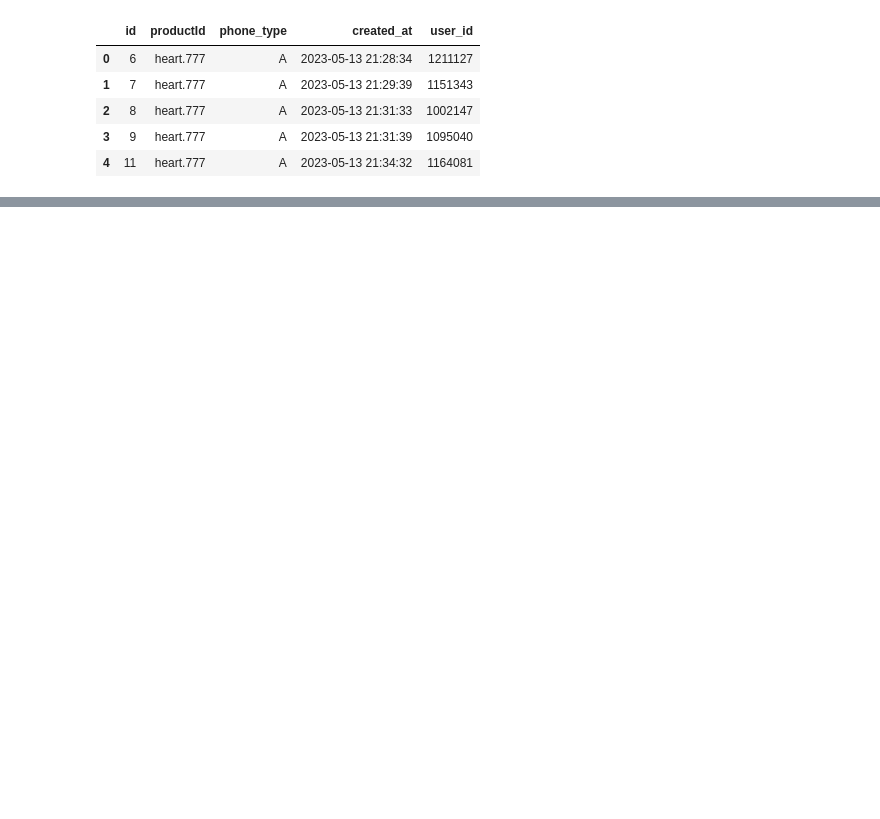
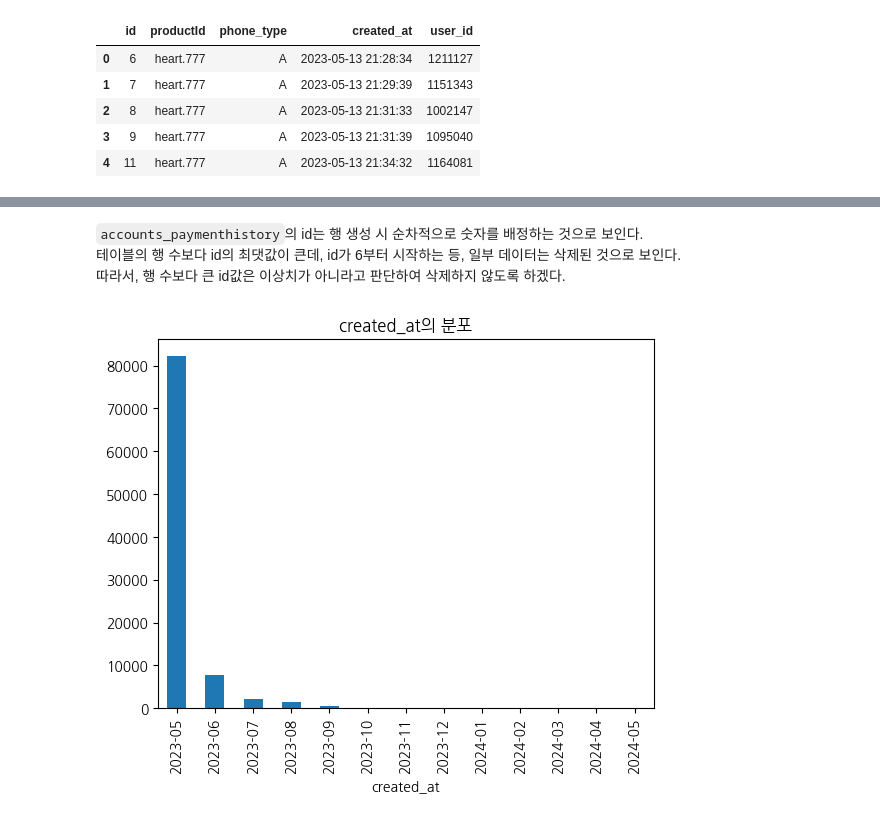
Before and after one commit to DA15-Lab/team3-ping-analytics, a Jupyter notebook: notebooks/Daun_analysis.ipynb, the cells around one changed output, grey strips where cells are left out. Cells and saved outputs as stored; diff of their text form; code cells hidden in the pictures; blank space fills up the shorter version.

```diff
--- a/notebooks/Daun_analysis.ipynb
+++ b/notebooks/Daun_analysis.ipynb
@@ -81,0 +135,5 @@ df.head()
+# %%
+# created_at: object -> datetime
+df['created_at'] = pd.to_datetime(df['created_at'])
+
+df.info()
@@ -81,0 +200,9 @@ df.head()
+# %%
+df_clean = df.drop_duplicates(subset=df.columns.difference(['id']), keep='first')
+
+print(f'삭제 전 행 수: {len(df)}')
+print(f'삭제 후 행 수: {len(df_clean)}')
+print(f'삭제된 행 수: {len(df) - len(df_clean)}')
+
+# 제대로 지워졌는지 재확인
+df_clean.drop(columns='id').duplicated().sum()
@@ -81,0 +258,10 @@ df.head()
+# %% [markdown]
+`accounts_paymenthistory`의 id는 행 생성 시 순차적으로 숫자를 배정하는 것으로 보인다.
+테이블의 행 수보다 id의 최댓값이 큰데, id가 6부터 시작하는 등, 일부 데이터는 삭제된 것으로 보인다.
+따라서, 행 수보다 큰 id값은 이상치가 아니라고 판단하여 삭제하지 않도록 하겠다.
+# %%
+df_clean['created_at'].dt.to_period('M').value_counts().sort_index().plot(kind='bar')
+plt.title('created_at의 분포')
+plt.show()
+# %% [output]
+[figure, added]
```
Also changed, not shown: parts of 58 cells of this notebook.
